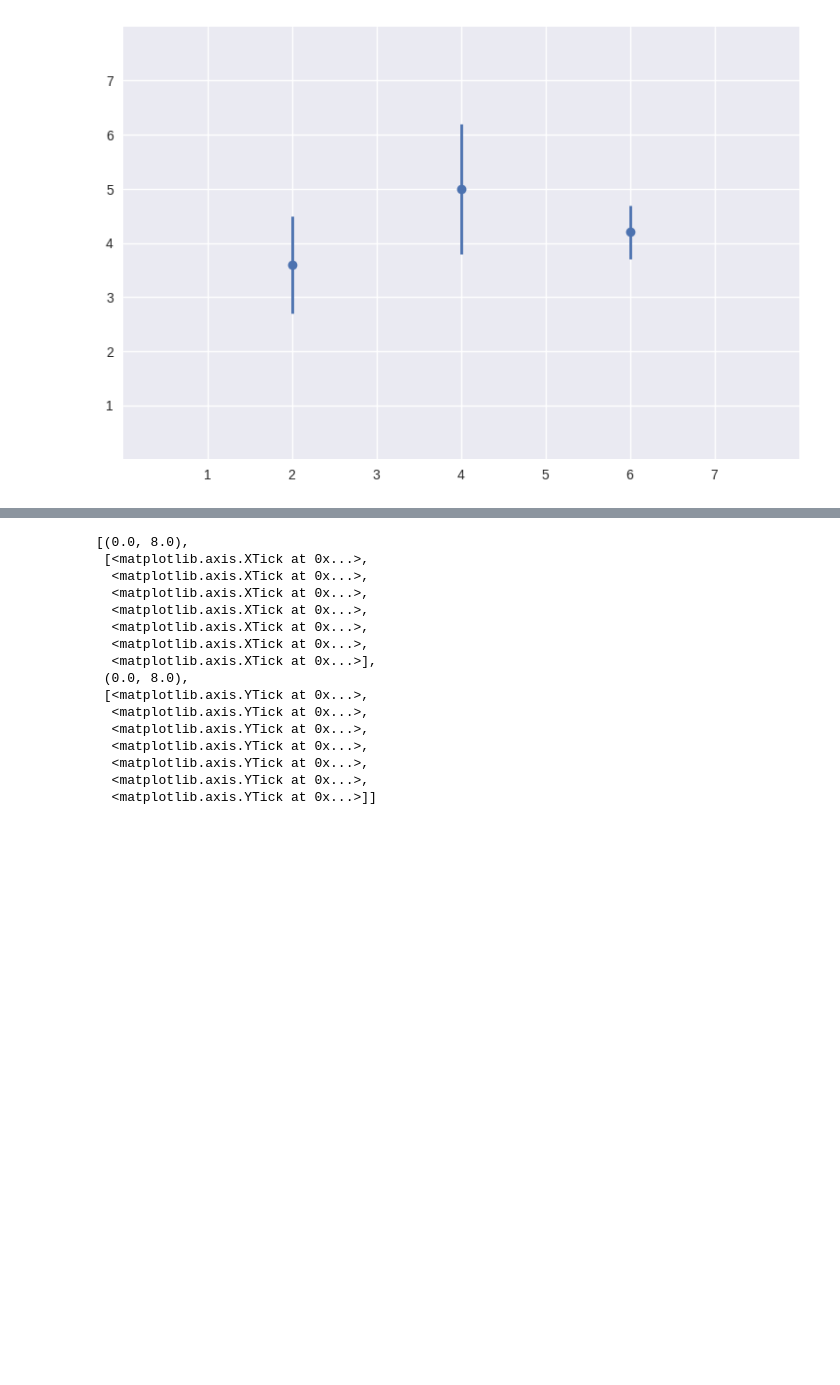
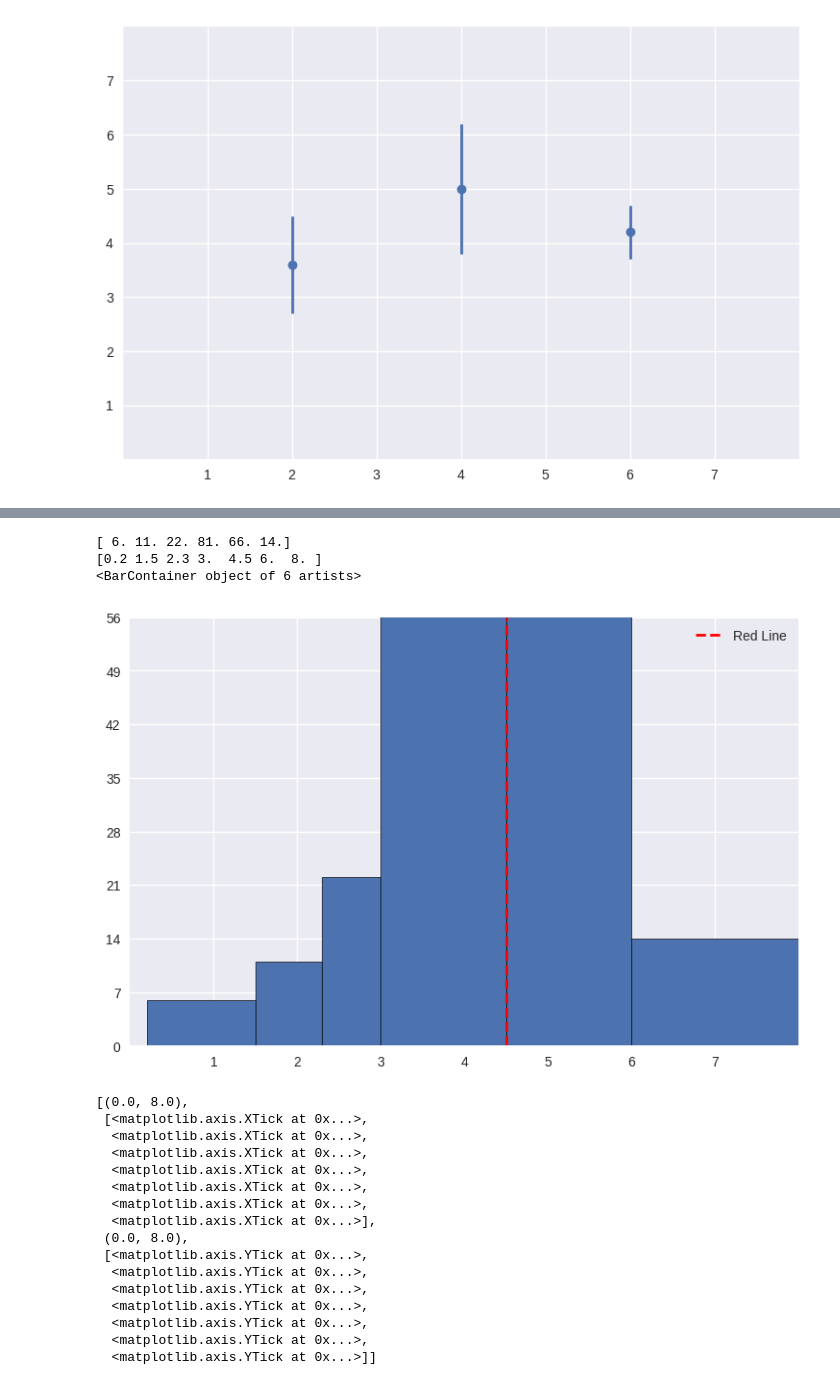
Before and after one commit to Mark12481632/Python-Language, a Jupyter notebook: Matplotlib.ipynb, the cells around one changed output, grey strips where cells are left out. Saved outputs shown, nothing was run; the diff lists cells and outputs as text; code cells hidden in the pictures; blank space fills up the shorter version.

```diff
--- a/Matplotlib.ipynb
+++ b/Matplotlib.ipynb
@@ -437,3 +428,33 @@ ax.set(xlim=(0, 8), xticks=np.arange(1, 8),
+# %%
+# Histogram - set the bin sizes
+
+# make data
+np.random.seed(1)
+x = 4 + np.random.normal(0, 1.5, 200)
+
+bins = [0.2, 1.5, 2.3, 3.0, 4.5, 6.0, 8.0]
+
+# plot:
+fig, ax = plt.subplots()
+
+n, bins, patches = ax.hist(x, bins=bins, linewidth=0.5, edgecolor="black")
+
+ax.set(xlim=(0, 8), xticks=np.arange(1, 8),
+       ylim=(0, 56), yticks=np.linspace(0, 56, 9))
+
+ax.axvline(x=4.5, color='r', linestyle='--', label="Red Line", linewidth=2)
+
+ax.legend()
+
+print(n)         # Count for each bin
+print(bins)      # Edges of the bins
+print(patches)   # patches: a list of the individual bars (matplotlib patches
+                 # objects) used in the histogram, useful for further customization.
+# %% [output]
+[ 6. 11. 22. 81. 66. 14.]
+[0.2 1.5 2.3 3.  4.5 6.  8. ]
+<BarContainer object of 6 artists>
+[figure, added]
 # %%
 # Box-Plots.
 
```
Also changed, not shown: parts of 1 cell of this notebook.
